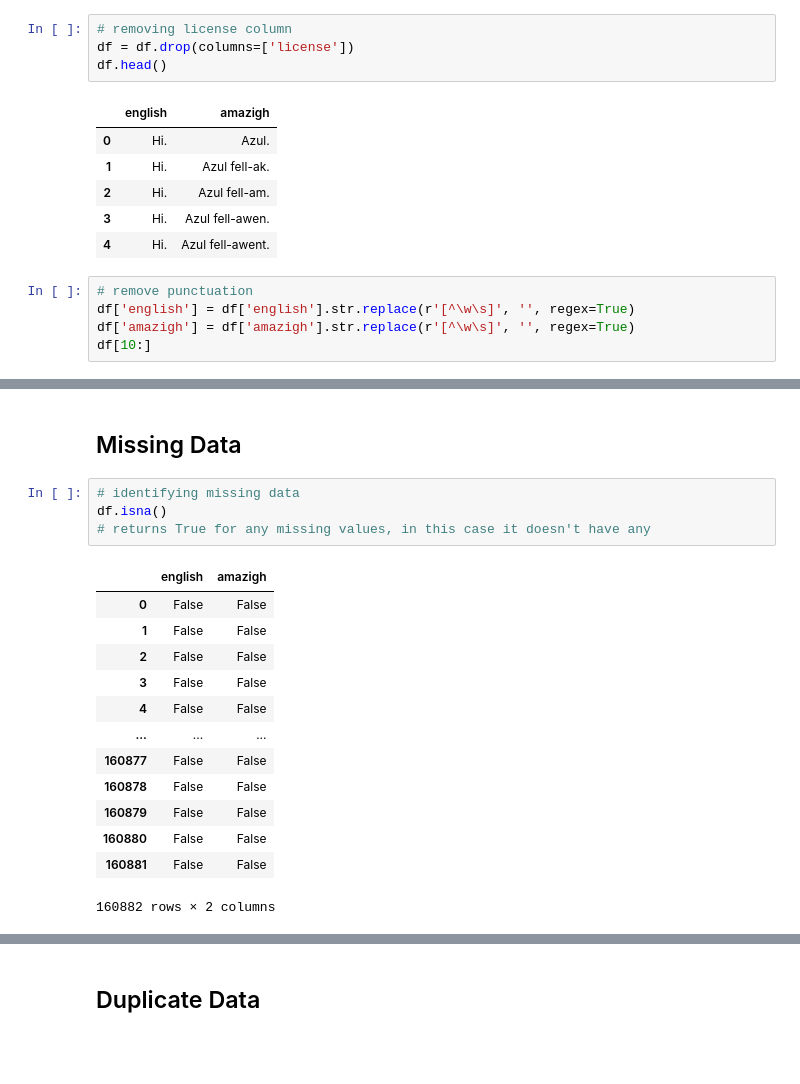
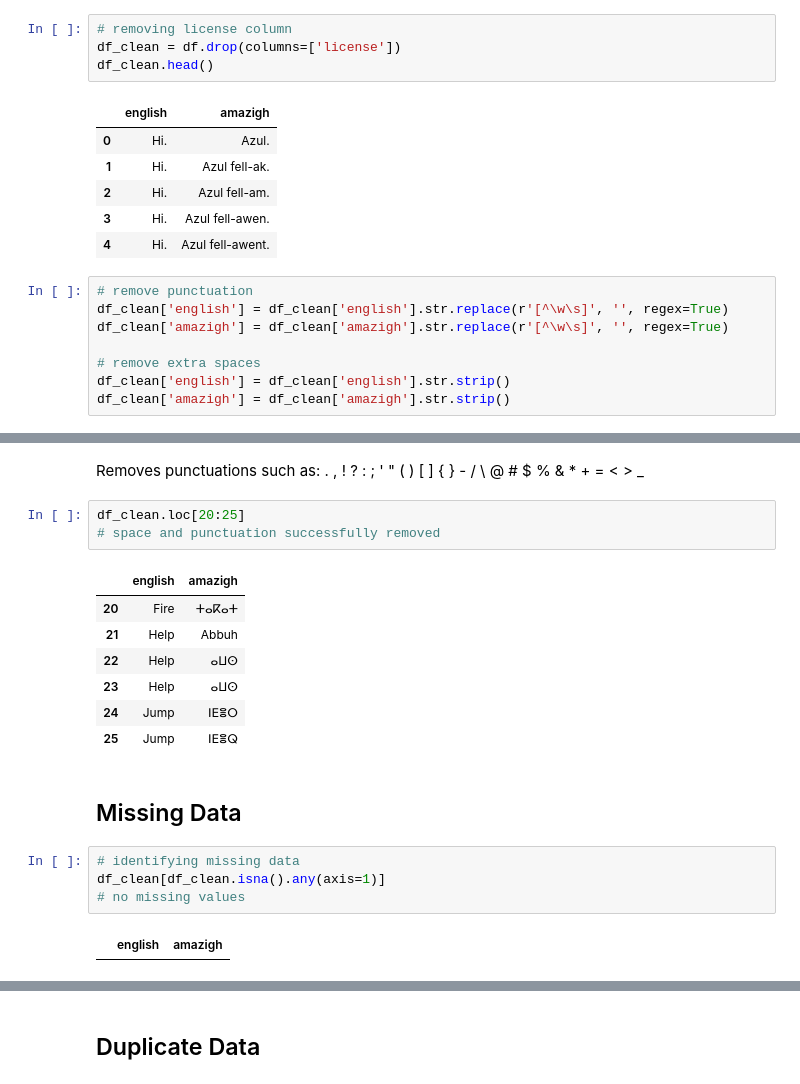
Before and after one commit to rumihoney/amazigh-english-corpus-analysis, a Jupyter notebook: cleaning_data.ipynb, the cells around one changed output, grey strips where cells are left out. Drawn from its saved outputs; the diff is of its cells as text; blank space fills up the shorter version.

Commit message:
created visual file to check other patterns, also properly saved cleaning in new dataframe

```diff
--- a/cleaning_data.ipynb
+++ b/cleaning_data.ipynb
@@ -43,8 +36,8 @@ df.head()
 | 4 | Hi. | Azul fell-awent. | CC-BY 2.0 (France) Attribution: t... |
 # %%
 # removing license column
-df = df.drop(columns=['license'])
-df.head()
+df_clean = df.drop(columns=['license'])
+df_clean.head()
 # %% [output]
 |  | english | amazigh |
 | 0 | Hi. | Azul. |
@@ -54,6 +47,9 @@ df.head()
 | 4 | Hi. | Azul fell-awent. |
 # %%
 # remove punctuation
-df['english'] = df['english'].str.replace(r'[^\w\s]', '', regex=True)
-df['amazigh'] = df['amazigh'].str.replace(r'[^\w\s]', '', regex=True)
-df[10:]
+df_clean['english'] = df_clean['english'].str.replace(r'[^\w\s]', '', regex=True)
+df_clean['amazigh'] = df_clean['amazigh'].str.replace(r'[^\w\s]', '', regex=True)
+
+# remove extra spaces
+df_clean['english'] = df_clean['english'].str.strip()
+df_clean['amazigh'] = df_clean['amazigh'].str.strip()
@@ -93,21 +56,22 @@ df[10:]
+# %% [markdown]
+Removes punctuations such as: . , ! ? : ; ' " ( ) [ ] { } - / \ @ # $ % & * + = < > _
+# %%
+df_clean.loc[20:25]
+# space and punctuation successfully removed
+# %% [output]
+|  | english | amazigh |
+| 20 | Fire | ⵜⴰⴽⴰⵜ |
+| 21 | Help | Abbuh |
+| 22 | Help | ⴰⵡⵙ |
+| 23 | Help | ⴰⵡⵙ |
+| 24 | Jump | ⵏⴹⴻⵔ |
+| 25 | Jump | ⵏⴹⴻⵕ |
 # %% [markdown]
 ## Missing Data
 # %%
 # identifying missing data
-df.isna()
-# returns True for any missing values, in this case it doesn't have any
+df_clean[df_clean.isna().any(axis=1)]
+# no missing values
 # %% [output]
 |  | english | amazigh |
-| 0 | False | False |
-| 1 | False | False |
-| 2 | False | False |
-| 3 | False | False |
-| 4 | False | False |
-| ... | ... | ... |
-| 160877 | False | False |
-| 160878 | False | False |
-| 160879 | False | False |
-| 160880 | False | False |
-| 160881 | False | False |
-160882 rows × 2 columns
 # %%
```
Also changed, not shown: parts of 26 cells of this notebook, 1 other file.
